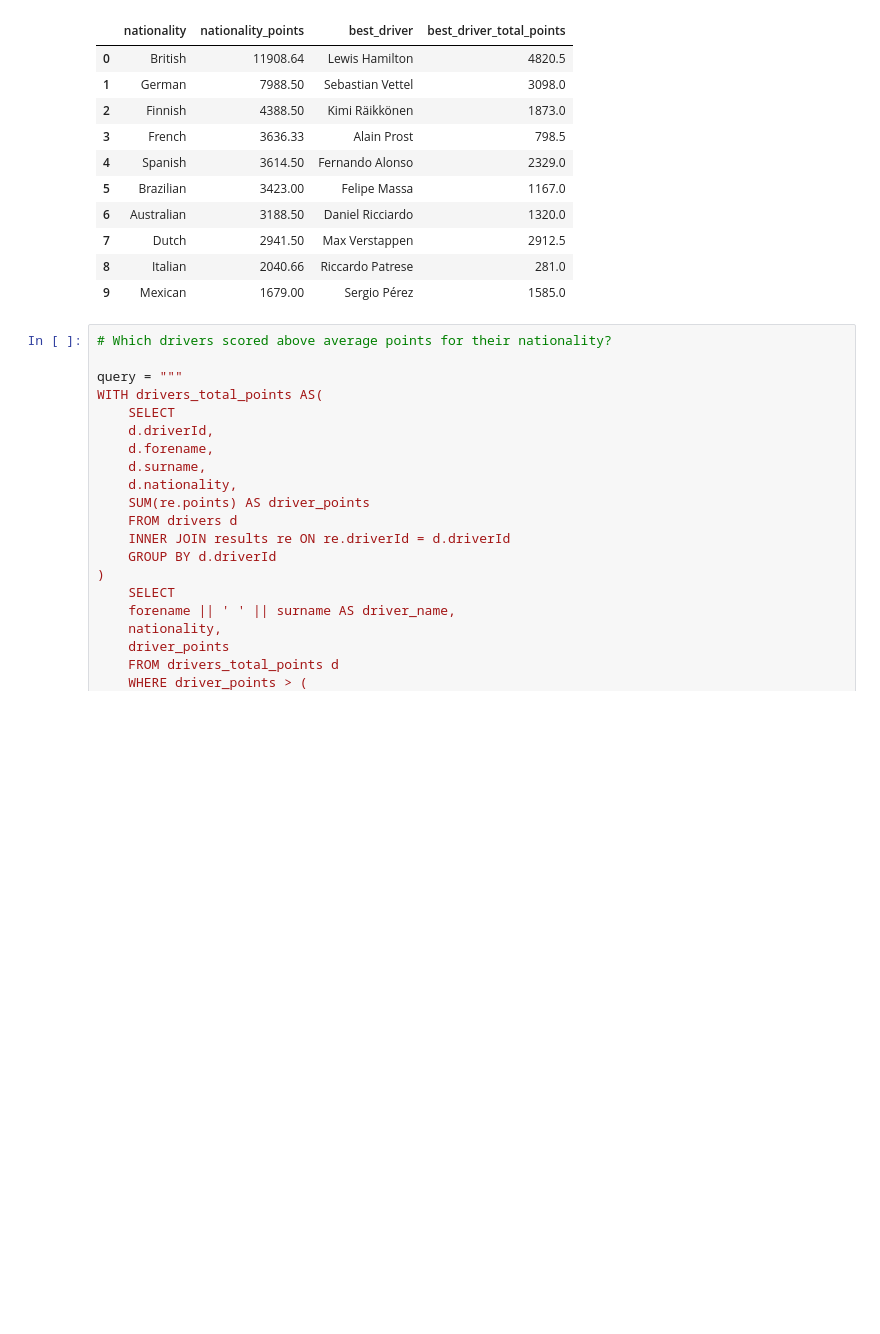
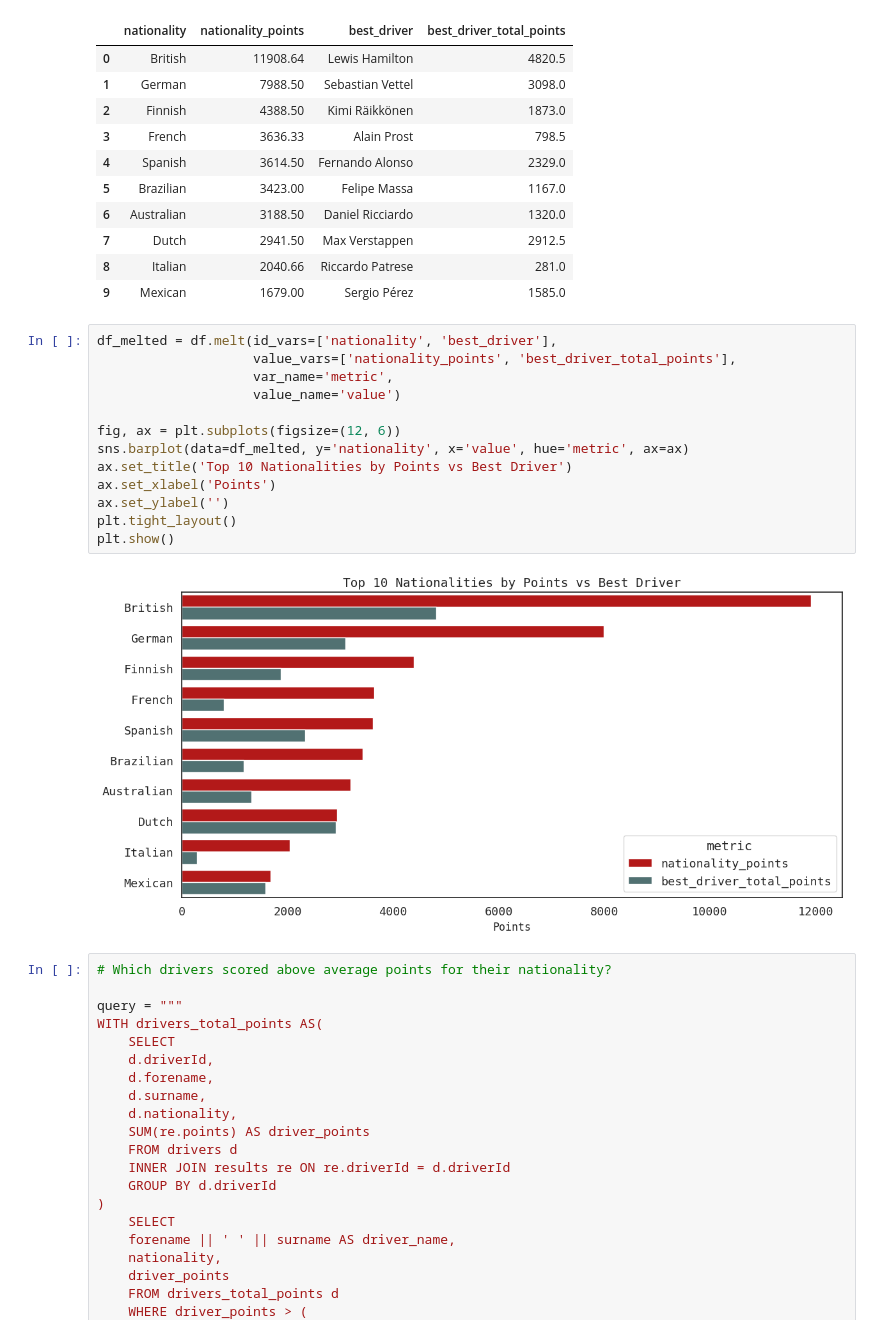
Before and after one commit to jakowczukalicja/formula1-sql-analysis, a Jupyter notebook: analysis.ipynb, the cells around one changed output. Cells and saved outputs as stored; diff of their text form; blank space fills up the shorter version.

Commit message:
nationalities viz

```diff
--- a/analysis.ipynb
+++ b/analysis.ipynb
@@ -567,6 +567,21 @@ df
 | 7 | Dutch | 2941.50 | Max Verstappen | 2912.5 |
 | 8 | Italian | 2040.66 | Riccardo Patrese | 281.0 |
 | 9 | Mexican | 1679.00 | Sergio Pérez | 1585.0 |
+# %%
+df_melted = df.melt(id_vars=['nationality', 'best_driver'],
+                    value_vars=['nationality_points', 'best_driver_total_points'],
+                    var_name='metric',
+                    value_name='value')
+
+fig, ax = plt.subplots(figsize=(12, 6))
+sns.barplot(data=df_melted, y='nationality', x='value', hue='metric', ax=ax)
+ax.set_title('Top 10 Nationalities by Points vs Best Driver')
+ax.set_xlabel('Points')
+ax.set_ylabel('')
+plt.tight_layout()
+plt.show()
+# %% [output]
+[figure, added]
 # %%
 # Which drivers scored above average points for their nationality?
 
```
